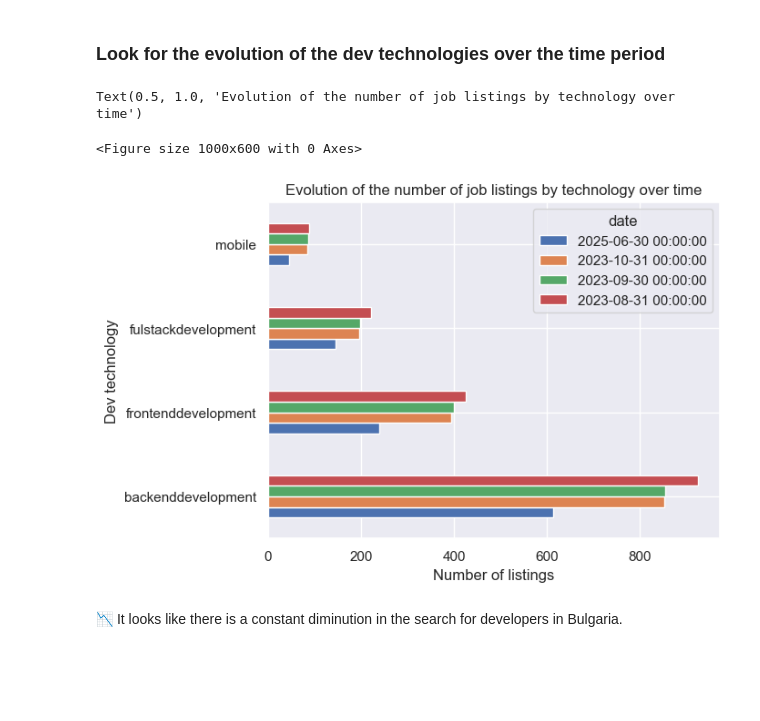
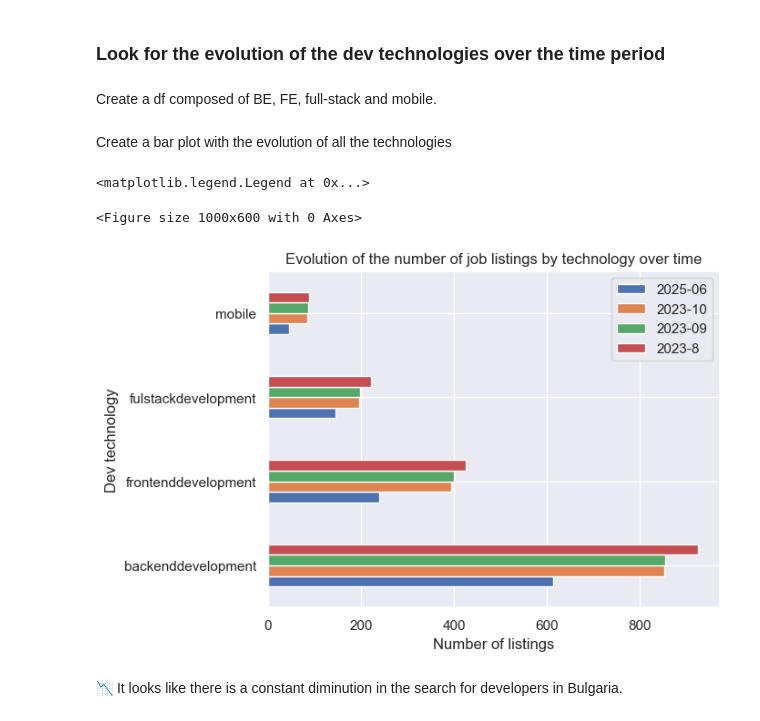
Before and after one commit to Corentin-dupriez/bg-tech-jobs, a Jupyter notebook: BG_Tech_Jobs_Analysis.ipynb, the cells around one changed output. Drawn from its saved outputs; the diff is of its cells as text; code cells hidden in the pictures; blank space fills up the shorter version.

```diff
--- a/Untitled.ipynb
+++ b/BG_Tech_Jobs_Analysis.ipynb
@@ -106,18 +118,23 @@ dtypes: float64(33)
 memory usage: 1.2 KB
 # %% [markdown]
 ### Look for the evolution of the dev technologies over the time period
+# %% [markdown]
+Create a df composed of BE, FE, full-stack and mobile.
 # %%
 technologies = (df_grouped_by_month[['backenddevelopment', 'frontenddevelopment', 'fulstackdevelopment', 'mobile']])
+# %% [markdown]
+Create a bar plot with the evolution of all the technologies
 # %%
 plt.figure(figsize=(10,6))
 technologies.T[technologies.T.columns[::-1]].plot(kind='barh')
 plt.xlabel('Number of listings')
 plt.ylabel('Dev technology')
 plt.title('Evolution of the number of job listings by technology over time')
+plt.legend(['2025-06', '2023-10', '2023-09', '2023-8'])
 # %% [output]
-Text(0.5, 1.0, 'Evolution of the number of job listings by technology over time')
+<matplotlib.legend.Legend at 0x...>
 <Figure size 1000x600 with 0 Axes>
-[figure, old version]
+[figure, new version]
 # %% [markdown]
 📉 It looks like there is a constant diminution in the search for developers in Bulgaria.
 # %% [markdown]
```
Also changed, not shown: parts of 13 cells of this notebook, 5 other files.
